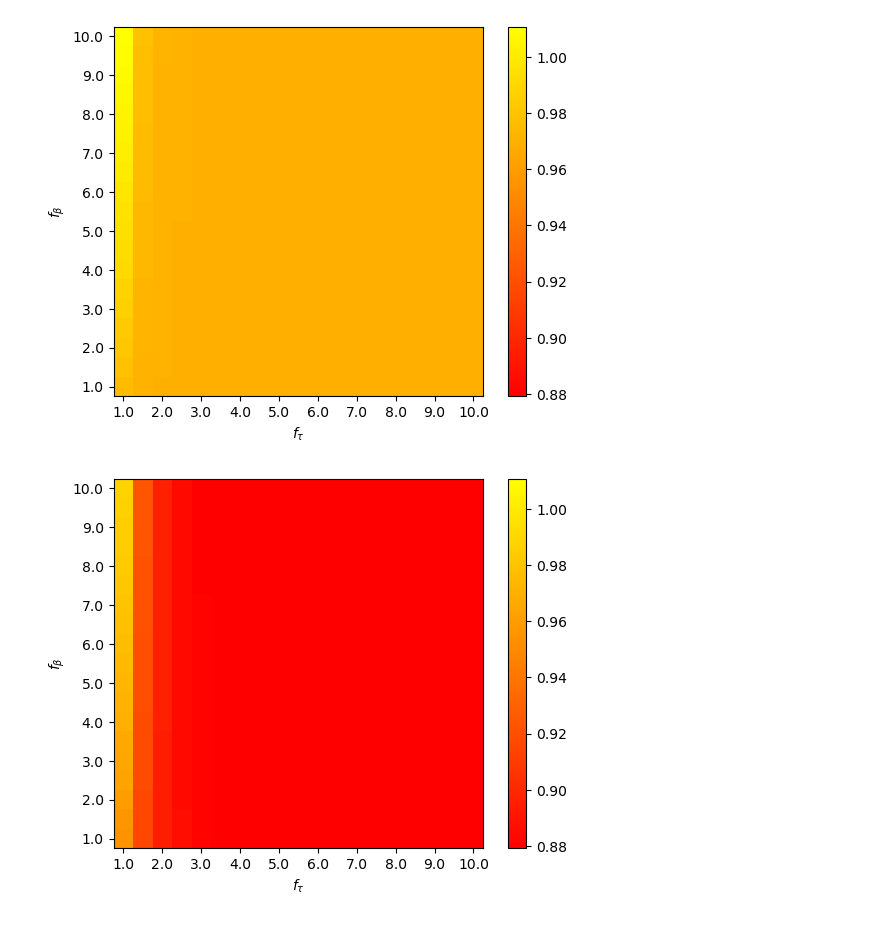
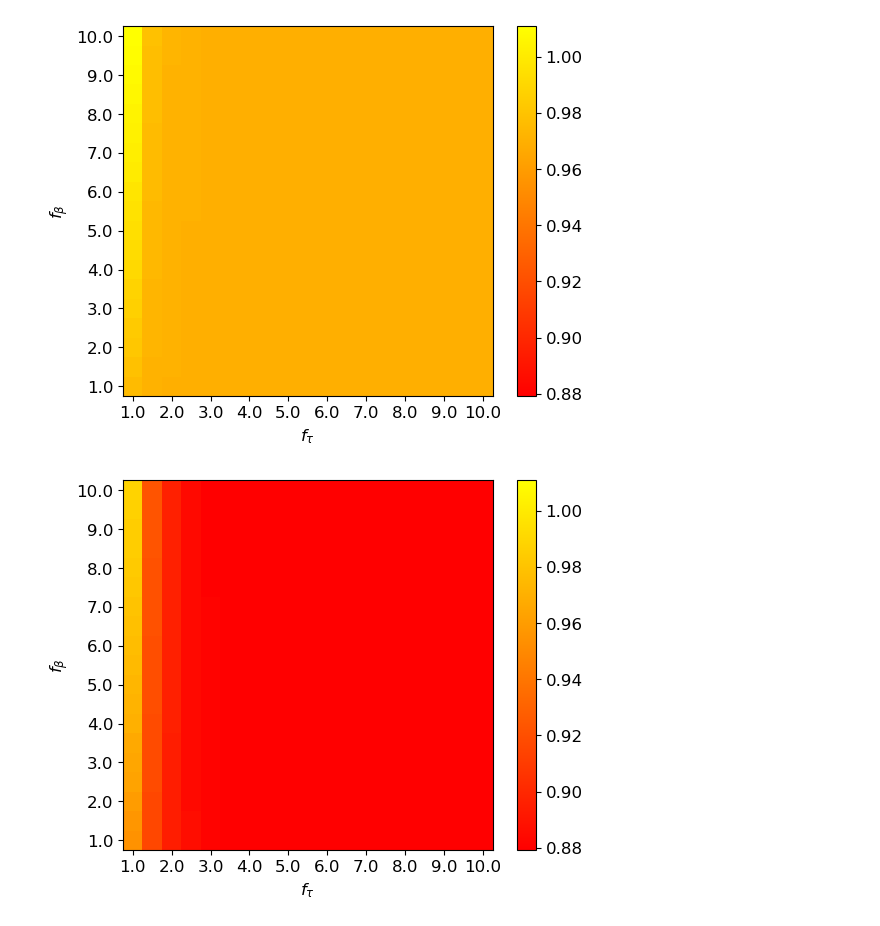
Before and after one commit to UlrikHvid/Competitive-advantages-of-T-even-phage-lysis-inhibition-in-response-to-secondary-infection, a Jupyter notebook: Fig4A_plotter.ipynb, the cells around one changed output. Cells and saved outputs as stored; diff of their text form; code cells hidden in the pictures.

```diff
--- a/Fig4A_plotter.ipynb
+++ b/Fig4A_plotter.ipynb
@@ -7,27 +7,28 @@ import pandas as pd
 df_plaquesize = pd.read_csv('MP1plaquesize.csv', header=None)*1000 #mm to micron
 df_zoi = pd.read_csv('MP1ZOI.csv', header=None)*1000
 # %%
+plt.rcParams.update({'font.size': 12})
 size = 19
 ftarr = np.linspace(1, 10, int(size/2+1))
 fbarr = np.linspace(1, 10, int(size/2+1))
 origin = "lower"
 vmin = min([np.min(df_zoi.to_numpy()/1000),np.min(df_plaquesize.to_numpy()/1000)])
 vmax = max([np.max(df_zoi.to_numpy()/1000),np.max(df_plaquesize.to_numpy()/1000)])
 
 plt.imshow(df_zoi.T/1000, origin=origin,        cmap="autumn", vmin=vmin, vmax=vmax)
 plt.colorbar()
 plt.xticks(np.arange(size, step=2), ftarr)
 plt.yticks(np.arange(size, step=2), fbarr)
 plt.xlabel(r"$f_{\tau}$")
 plt.ylabel(r"$f_{\beta}$")
 plt.figure()
 plt.imshow(df_plaquesize.T/1000, origin=origin, cmap="autumn", vmin=vmin, vmax=vmax)
 plt.colorbar()
 plt.xticks(np.arange(size, step=2), ftarr)
 plt.yticks(np.arange(size, step=2), fbarr)
 plt.xlabel(r"$f_{\tau}$")
 plt.ylabel(r"$f_{\beta}$")
 plt.show()
 # %% [output]
-[figure, old version]
+[figure, new version]
-[figure, old version]
+[figure, new version]
```
Also changed, not shown: parts of 2 cells of this notebook, 8 other files.
